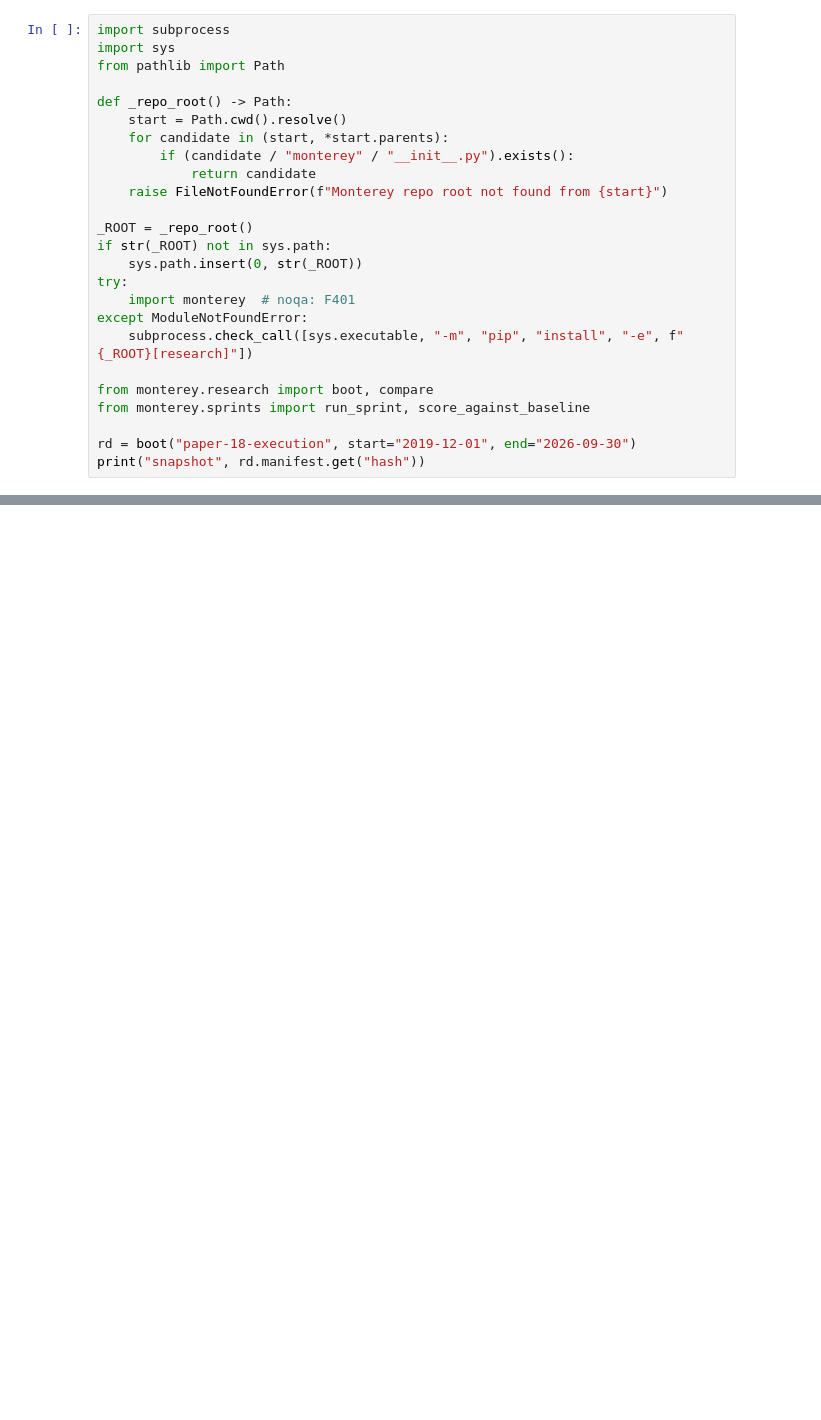
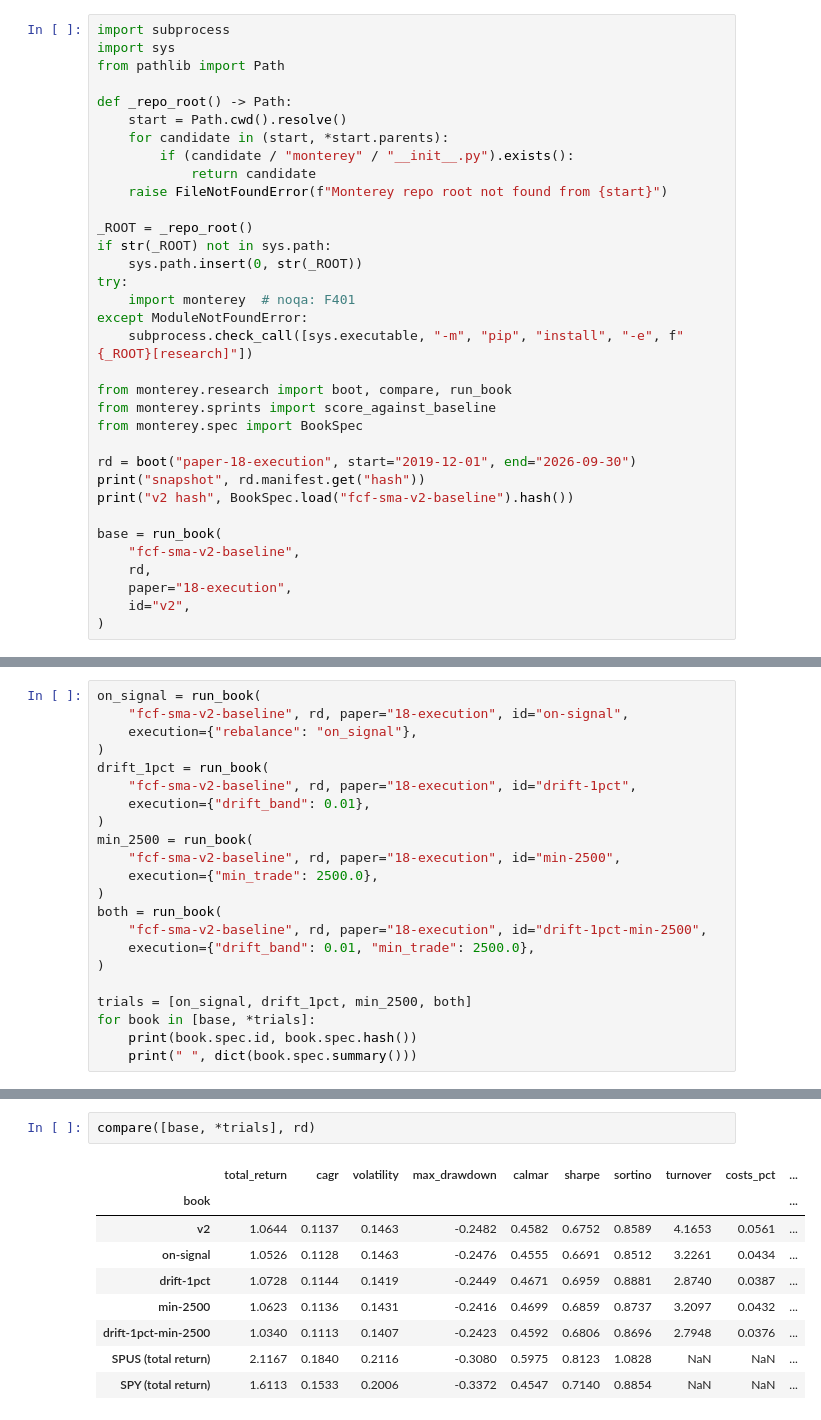
Before and after one commit to Monterey-Finance/Monterey-Finance, a Jupyter notebook: Research/papers/18-execution/code.ipynb, the cells around one changed output, grey strips where cells are left out. Saved outputs shown, nothing was run; the diff lists cells and outputs as text; blank space fills up the shorter version.

```diff
--- a/Research/papers/18-execution/code.ipynb
+++ b/Research/papers/18-execution/code.ipynb
@@ -31,8 +38,17 @@ try:
 except ModuleNotFoundError:
     subprocess.check_call([sys.executable, "-m", "pip", "install", "-e", f"{_ROOT}[research]"])
 
-from monterey.research import boot, compare
-from monterey.sprints import run_sprint, score_against_baseline
+from monterey.research import boot, compare, run_book
+from monterey.sprints import score_against_baseline
+from monterey.spec import BookSpec
 
 rd = boot("paper-18-execution", start="2019-12-01", end="2026-09-30")
 print("snapshot", rd.manifest.get("hash"))
+print("v2 hash", BookSpec.load("fcf-sma-v2-baseline").hash())
+
+base = run_book(
+    "fcf-sma-v2-baseline",
+    rd,
+    paper="18-execution",
+    id="v2",
+)
@@ -41,0 +71,22 @@ table
+# %%
+on_signal = run_book(
+    "fcf-sma-v2-baseline", rd, paper="18-execution", id="on-signal",
+    execution={"rebalance": "on_signal"},
+)
+drift_1pct = run_book(
+    "fcf-sma-v2-baseline", rd, paper="18-execution", id="drift-1pct",
+    execution={"drift_band": 0.01},
+)
+min_2500 = run_book(
+    "fcf-sma-v2-baseline", rd, paper="18-execution", id="min-2500",
+    execution={"min_trade": 2500.0},
+)
+both = run_book(
+    "fcf-sma-v2-baseline", rd, paper="18-execution", id="drift-1pct-min-2500",
+    execution={"drift_band": 0.01, "min_trade": 2500.0},
+)
+
+trials = [on_signal, drift_1pct, min_2500, both]
+for book in [base, *trials]:
+    print(book.spec.id, book.spec.hash())
+    print(" ", dict(book.spec.summary()))
@@ -42 +104,13 @@ table
+# %%
+compare([base, *trials], rd)
+# %% [output]
+|  | total_return | cagr | volatility | max_drawdown | calmar | sharpe | sortino | turnover | costs_pct | ... |
+| book |  |  |  |  |  |  |  |  |  | ... |
+| v2 | 1.0644 | 0.1137 | 0.1463 | -0.2482 | 0.4582 | 0.6752 | 0.8589 | 4.1653 | 0.0561 | ... |
+| on-signal | 1.0526 | 0.1128 | 0.1463 | -0.2476 | 0.4555 | 0.6691 | 0.8512 | 3.2261 | 0.0434 | ... |
+| drift-1pct | 1.0728 | 0.1144 | 0.1419 | -0.2449 | 0.4671 | 0.6959 | 0.8881 | 2.8740 | 0.0387 | ... |
+| min-2500 | 1.0623 | 0.1136 | 0.1431 | -0.2416 | 0.4699 | 0.6859 | 0.8737 | 3.2097 | 0.0432 | ... |
+| drift-1pct-min-2500 | 1.0340 | 0.1113 | 0.1407 | -0.2423 | 0.4592 | 0.6806 | 0.8696 | 2.7948 | 0.0376 | ... |
+| SPUS (total return) | 2.1167 | 0.1840 | 0.2116 | -0.3080 | 0.5975 | 0.8123 | 1.0828 | NaN | NaN | ... |
+| SPY (total return) | 1.6113 | 0.1533 | 0.2006 | -0.3372 | 0.4547 | 0.7140 | 0.8854 | NaN | NaN | ... |
 # %%
```
Also changed, not shown: parts of 13 cells of this notebook, 32 other files.
